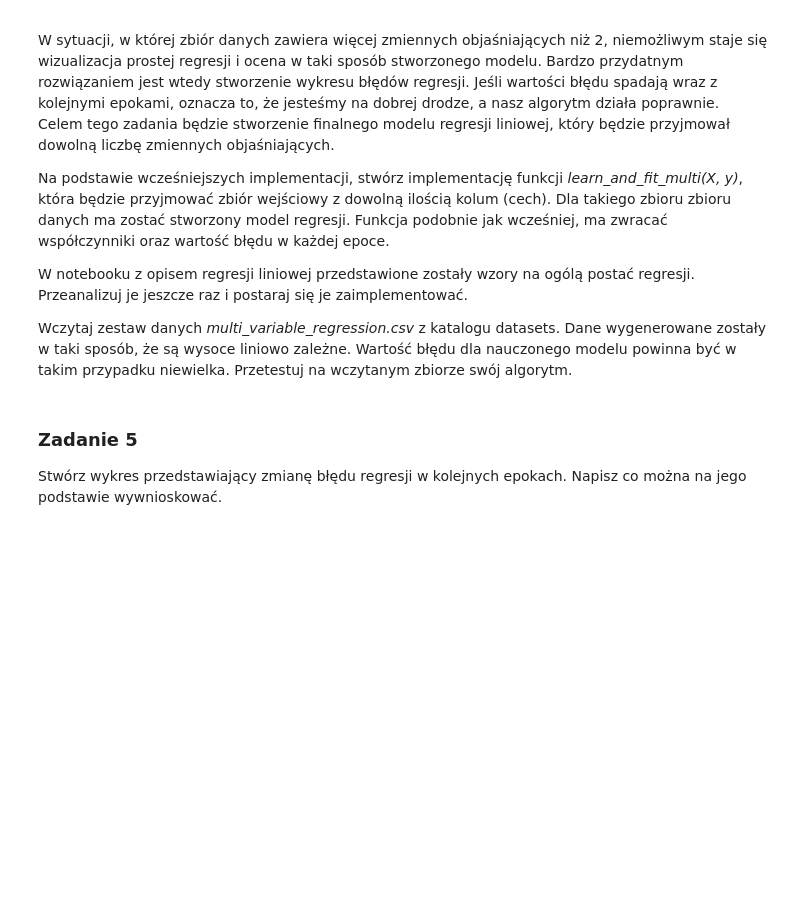
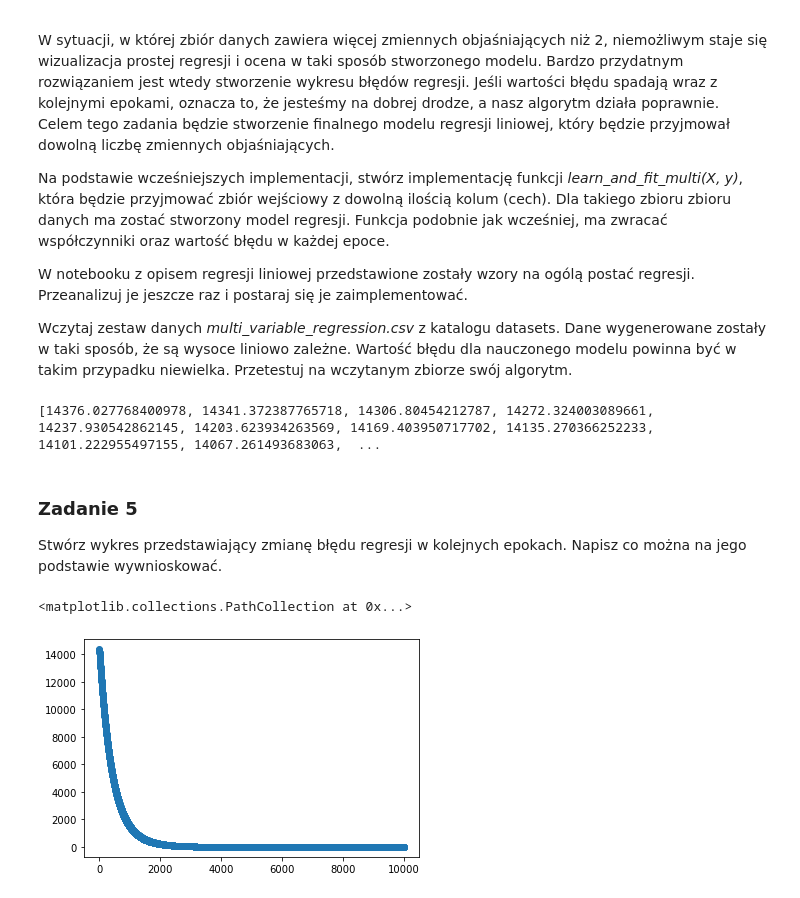
Before and after one commit to marcinwmichna/MOW, a Jupyter notebook: Lab2_linear_with_multiple_variables/140423_Marcin_Michna_Linear_regression_with_multiple_variables.ipynb, the cells around one changed output. Cells and saved outputs as stored; diff of their text form; code cells hidden in the pictures; blank space fills up the shorter version.

Commit message:
lab2: linear regression with multiple variables w/o surface plane plot and animation

```diff
--- a/Lab2_linear_with_multiple_variables/140423_Marcin_Michna_Linear_regression_with_multiple_variables.ipynb
+++ b/Lab2_linear_with_multiple_variables/140423_Marcin_Michna_Linear_regression_with_multiple_variables.ipynb
@@ -79,8 +79,8 @@ def learn_and_fit(x,y):
     betas = []
     error = []
     global epoch
-    epoch=10
-    alpha = 0.0001
+    epoch=10000
+    alpha = 0.001
     global reg
     reg = []
     #n=len(pred)
@@ -170,6 +170,6 @@ def learn_and_fit(x,y):
 
     #print("betas: ", betas, "b0: ", b0, "error: ",error)
     return b0, betas, error
-print(len(reg[0]))
+#print(len(reg[0]))
 learn_and_fit([yearsOfExp,age],y)
 # %% [output]
@@ -251,3 +248,30 @@ Wczytaj zestaw danych *multi_variable_regression.csv* z katalogu datasets. Dane
+# %%
+# YOUR CODE HERE
+
+import pandas as pd
+import matplotlib.pyplot as plt
+from mpl_toolkits import mplot3d
+
+
+df = pd.read_csv('multi_variable_regression.csv', sep=',')
+y = df['y'].values.reshape(df['y'].shape[0], 1)
+x1 = df['x1'].values.reshape(df['x1'].shape[0], 1)
+x2 = df['x2'].values.reshape(df['x2'].shape[0], 1)
+x3 = df['x3'].values.reshape(df['x3'].shape[0], 1)
+x4 = df['x4'].values.reshape(df['x4'].shape[0], 1)
+x5 = df['x5'].values.reshape(df['x5'].shape[0], 1)
+x6 = df['x6'].values.reshape(df['x6'].shape[0], 1)
+
+
+#print("x: ", yearsOfExp)
+#finalPlot = plt.axes(projection='3d')
+#finalPlot.scatter3D(yearsOfExp,age,y)
+
+#learn and fit z poprzedniego zadania zostało zaimplementowane w taki sposób aby przyjmować dowolną ilość cech.
+fin= learn_and_fit([x1,x2,x3,x4,x5,x6], y)
+print(fin[2])
+# %% [output]
+[14376.027768400978, 14341.372387765718, 14306.80454212787, 14272.324003089661, 14237.930542862145, 14203.623934263569, 14169.403950717702, 14135.270366252233, 14101.222955497155, 14067.261493683063,  ...
 # %% [markdown]
 ### Zadanie 5
 
@@ -256,0 +279,9 @@ Stwórz wykres przedstawiający zmianę błędu regresji w kolejnych epokach. Na
+# %%
+# YOUR CODE HERE
+import matplotlib.pyplot as plt
+
+x=len(fin[0])-1
+plt.scatter(range(x),fin[2])
+# %% [output]
+<matplotlib.collections.PathCollection at 0x...>
+[figure, added]
```
Also changed, not shown: parts of 5 cells of this notebook.
